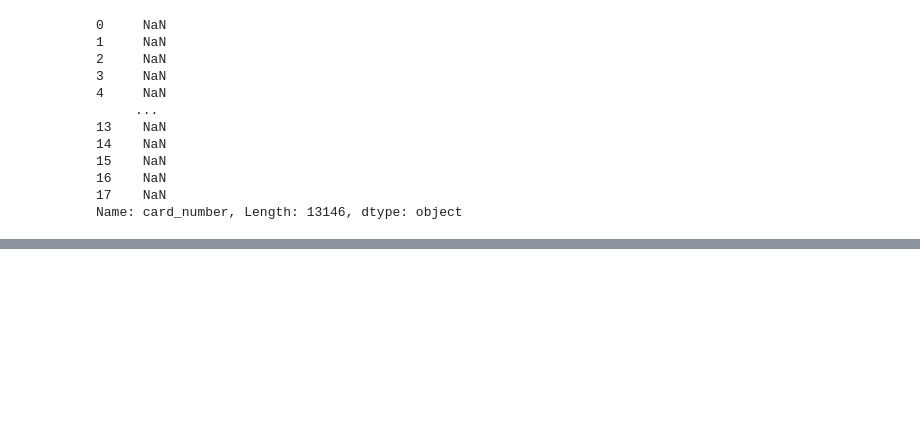
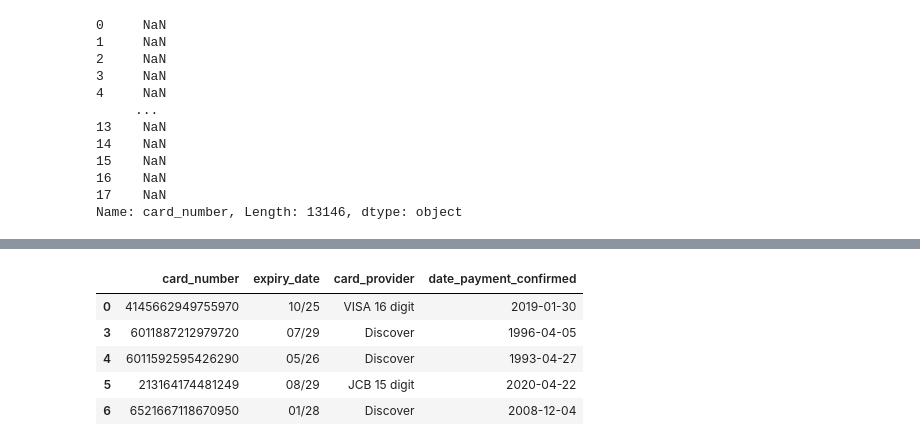
Before and after one commit to abhikmukh/multinational-retail-data-centralisation946, a Jupyter notebook: data_analysis.ipynb, the cells around one changed output, grey strips where cells are left out. Saved outputs shown, nothing was run; the diff lists cells and outputs as text; code cells hidden in the pictures; blank space fills up the shorter version.

```diff
--- a/data_analysis.ipynb
+++ b/data_analysis.ipynb
@@ -425,0 +442,15 @@ Name: card_number, Length: 13146, dtype: object
+# %%
+pattern_numeric = r'[0-9]'
+
+# filter out valid emails using str.contains()
+valid_card_number = pdf_df_clean_date_expiry["card_number"].str.contains(pattern_numeric, na=False)
+pdf_df_final  = pdf_df_clean_date_expiry[valid_card_number]
+# %%
+pdf_df_final.head()
+# %% [output]
+|  | card_number | expiry_date | card_provider | date_payment_confirmed |
+| 0 | 4145662949755970 | 10/25 | VISA 16 digit | 2019-01-30 |
+| 3 | 6011887212979720 | 07/29 | Discover | 1996-04-05 |
+| 4 | 6011592595426290 | 05/26 | Discover | 1993-04-27 |
+| 5 | 213164174481249 | 08/29 | JCB 15 digit | 2020-04-22 |
+| 6 | 6521667118670950 | 01/28 | Discover | 2008-12-04 |
```
Also changed, not shown: parts of 8 cells of this notebook, 3 other files.
